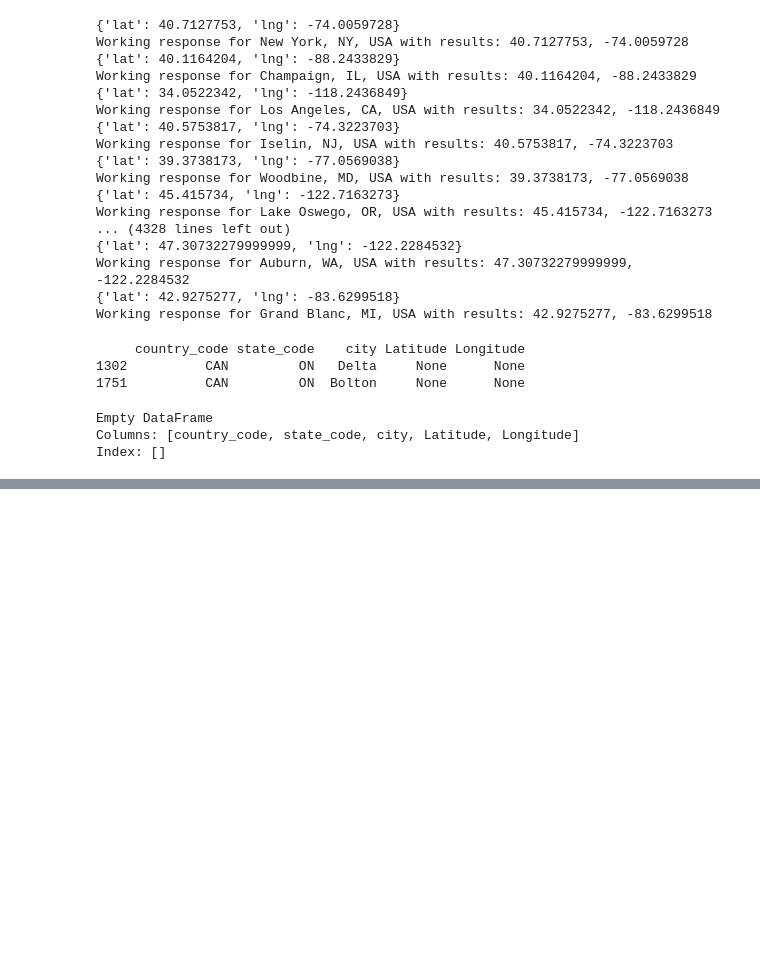
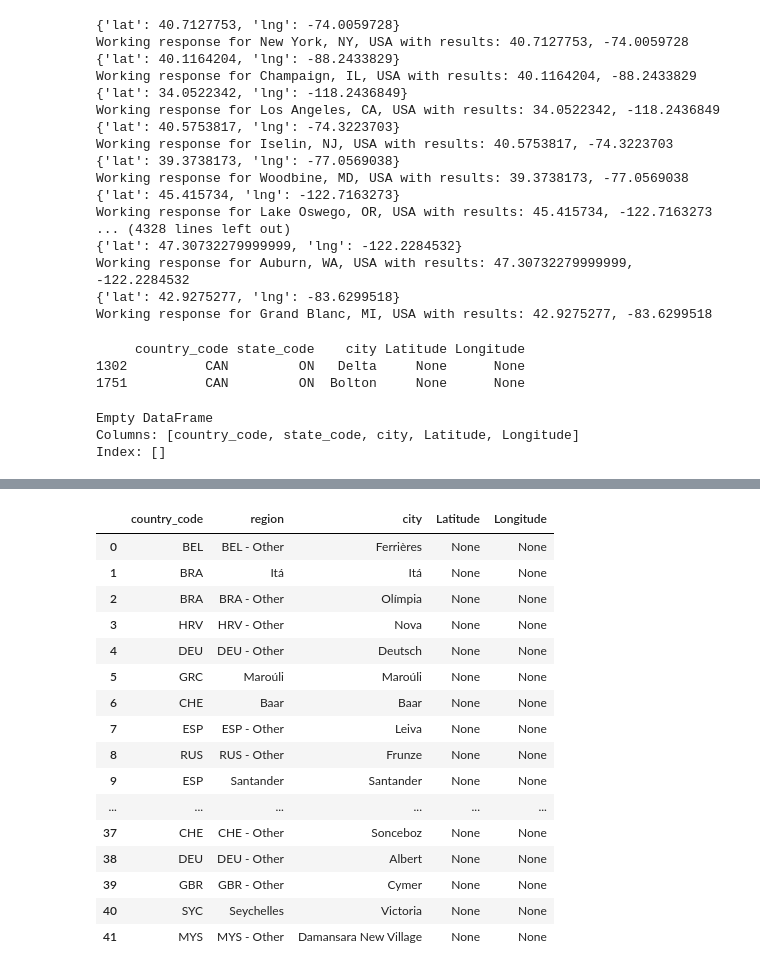
Before and after one commit to yohokr7/VC-Funding-Map, a Jupyter notebook: Data_Cleaner/Coordinate Scraping Notebook.ipynb, the cells around one changed output, grey strips where cells are left out. Drawn from its saved outputs; the diff is of its cells as text; code cells hidden in the pictures; blank space fills up the shorter version.

```diff
--- a/Data_Cleaner/Coordinate Scraping Notebook.ipynb
+++ b/Data_Cleaner/Coordinate Scraping Notebook.ipynb
@@ -174,0 +323,5 @@ fig
+# %%
+#add latitude, longitude columns
+remaining_locations["Latitude"] = None
+remaining_locations["Longitude"] = None
+remaining_locations
@@ -174,0 +342,4 @@ fig
+# %%
+#reset the index
+remaining_locations = remaining_locations.reset_index(drop=True)
+remaining_locations
@@ -174,0 +405,4 @@ fig
+# %%
+#check how many locations had issues
+missing_vals = remaining_locations["Longitude"].isna()
+print(remaining_locations[missing_vals])
@@ -174,0 +427,5 @@ fig
+# %%
+#create a new df for the missing values, then add the values
+patch_coords = remaining_locations[missing_vals]
+patch_coords = patch_coords.reset_index(drop=True)
+patch_coords
@@ -174,0 +450,24 @@ fig
+# %%
+patch_coords = patch_coords.merge(cleaned_data_locations_df, how = "left")
+patch_coords = patch_coords.loc[:, ["country_code", "region", "city", "Latitude", "Longitude"]]
+patch_coords = patch_coords.drop_duplicates()
+patch_coords = patch_coords.reset_index(drop=True)
+patch_coords
+# %% [output]
+|  | country_code | region | city | Latitude | Longitude |
+| 0 | BEL | BEL - Other | Ferrières | None | None |
+| 1 | BRA | Itá | Itá | None | None |
+| 2 | BRA | BRA - Other | Olímpia | None | None |
+| 3 | HRV | HRV - Other | Nova | None | None |
+| 4 | DEU | DEU - Other | Deutsch | None | None |
+| 5 | GRC | Maroúli | Maroúli | None | None |
+| 6 | CHE | Baar | Baar | None | None |
+| 7 | ESP | ESP - Other | Leiva | None | None |
+| 8 | RUS | RUS - Other | Frunze | None | None |
+| 9 | ESP | Santander | Santander | None | None |
+| ... | ... | ... | ... | ... | ... |
+| 37 | CHE | CHE - Other | Sonceboz | None | None |
+| 38 | DEU | DEU - Other | Albert | None | None |
+| 39 | GBR | GBR - Other | Cymer | None | None |
+| 40 | SYC | Seychelles | Victoria | None | None |
+| 41 | MYS | MYS - Other | Damansara New Village | None | None |
```
Also changed, not shown: parts of 35 cells of this notebook, 2 other files.
